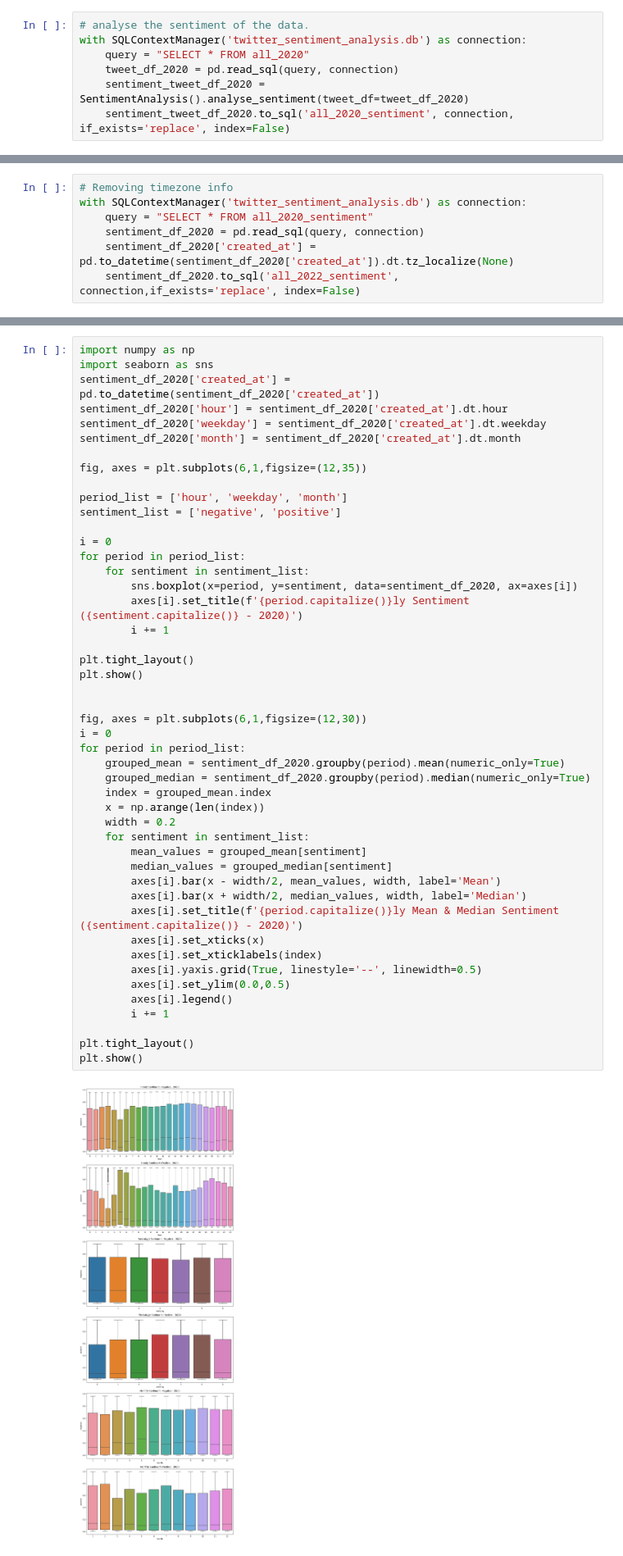
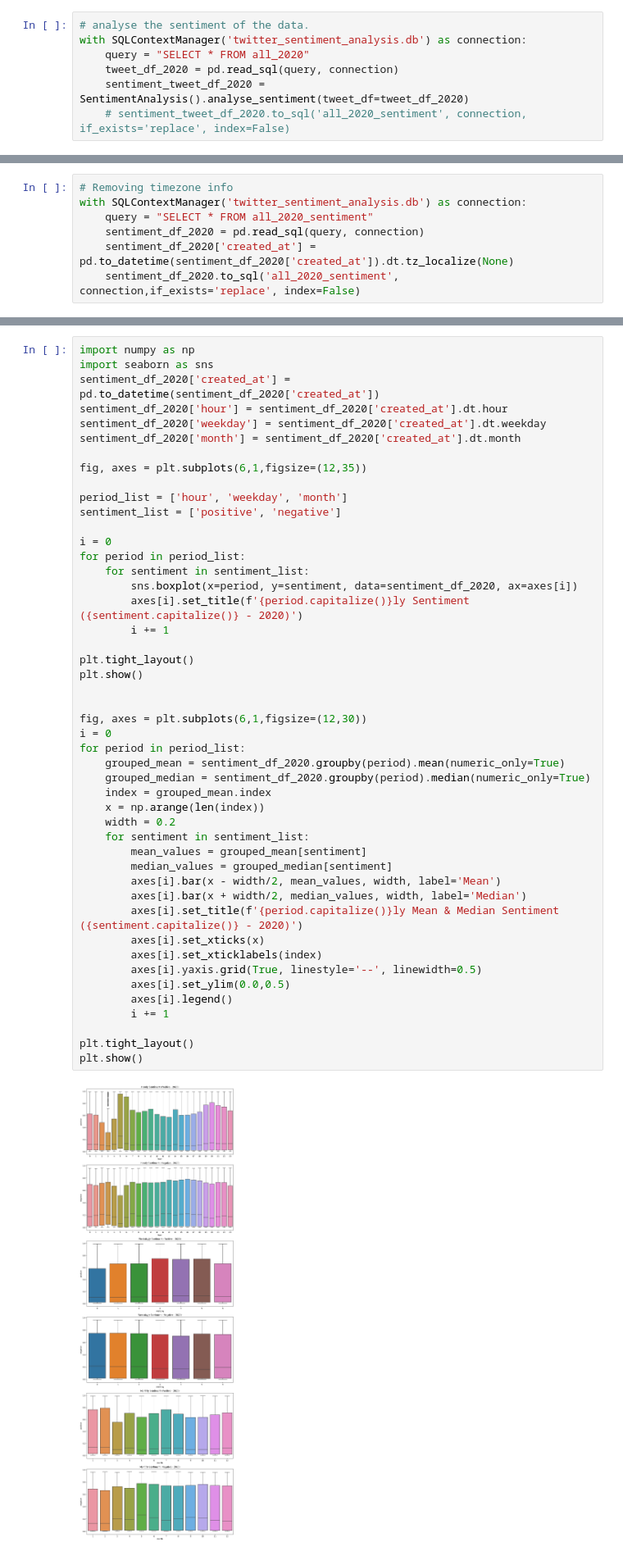
Before and after one commit to christywastaken/twitter-sentiment-analysis, a Jupyter notebook: twitter_sentiment_analysis.ipynb, the cells around one changed output, grey strips where cells are left out. Shown: that part at 82% size. Cells and saved outputs as stored; diff of their text form.

```diff
--- a/twitter_sentiment_analysis.ipynb
+++ b/twitter_sentiment_analysis.ipynb
@@ -204,6 +233,6 @@ with SQLContextManager('twitter_sentiment_analysis.db') as connection:
     query = "SELECT * FROM all_2020"
     tweet_df_2020 = pd.read_sql(query, connection)
     sentiment_tweet_df_2020 = SentimentAnalysis().analyse_sentiment(tweet_df=tweet_df_2020)
-    sentiment_tweet_df_2020.to_sql('all_2020_sentiment', connection, if_exists='replace', index=False)
+    # sentiment_tweet_df_2020.to_sql('all_2020_sentiment', connection, if_exists='replace', index=False)
 # %% [output]
 Running sentiment analysis. This could take a while.
@@ -264,7 +303,7 @@ with SQLContextManager('twitter_sentiment_analysis.db') as connection:
     query = "SELECT * FROM all_2020_sentiment"
     sentiment_df_2020 = pd.read_sql(query, connection)
     sentiment_df_2020['created_at'] = pd.to_datetime(sentiment_df_2020['created_at']).dt.tz_localize(None)
-    sentiment_df_2020.to_sql('all_2022_sentiment', connection,if_exists='replace', index=False)
+    sentiment_df_2020.to_sql('all_2020_sentiment', connection,if_exists='replace', index=False)
 # %%
 
 # Get df with only created_at and sentiment.
@@ -293,7 +332,7 @@ sentiment_df_2020['month'] = sentiment_df_2020['created_at'].dt.month
 fig, axes = plt.subplots(6,1,figsize=(12,35))
 
 period_list = ['hour', 'weekday', 'month']
-sentiment_list = ['negative', 'positive']
+sentiment_list = ['positive', 'negative']
 
 i = 0
 for period in period_list:
@@ -303,31 +342,31 @@ for period in period_list:
         i += 1
 
 plt.tight_layout()
 plt.show()
 
 
 fig, axes = plt.subplots(6,1,figsize=(12,30))
 i = 0
 for period in period_list:
     grouped_mean = sentiment_df_2020.groupby(period).mean(numeric_only=True)
     grouped_median = sentiment_df_2020.groupby(period).median(numeric_only=True)
     index = grouped_mean.index
     x = np.arange(len(index))
     width = 0.2
     for sentiment in sentiment_list:
         mean_values = grouped_mean[sentiment]
         median_values = grouped_median[sentiment]
         axes[i].bar(x - width/2, mean_values, width, label='Mean')
         axes[i].bar(x + width/2, median_values, width, label='Median')
         axes[i].set_title(f'{period.capitalize()}ly Mean & Median Sentiment ({sentiment.capitalize()} - 2020)')
         axes[i].set_xticks(x)
         axes[i].set_xticklabels(index)
         axes[i].yaxis.grid(True, linestyle='--', linewidth=0.5)
         axes[i].set_ylim(0.0,0.5)
         axes[i].legend()
         i += 1
 
 plt.tight_layout()
 plt.show()
 # %% [output]
-[figure, old version]
+[figure, new version]
```
Also changed, not shown: parts of 33 cells of this notebook, 3 other files.
